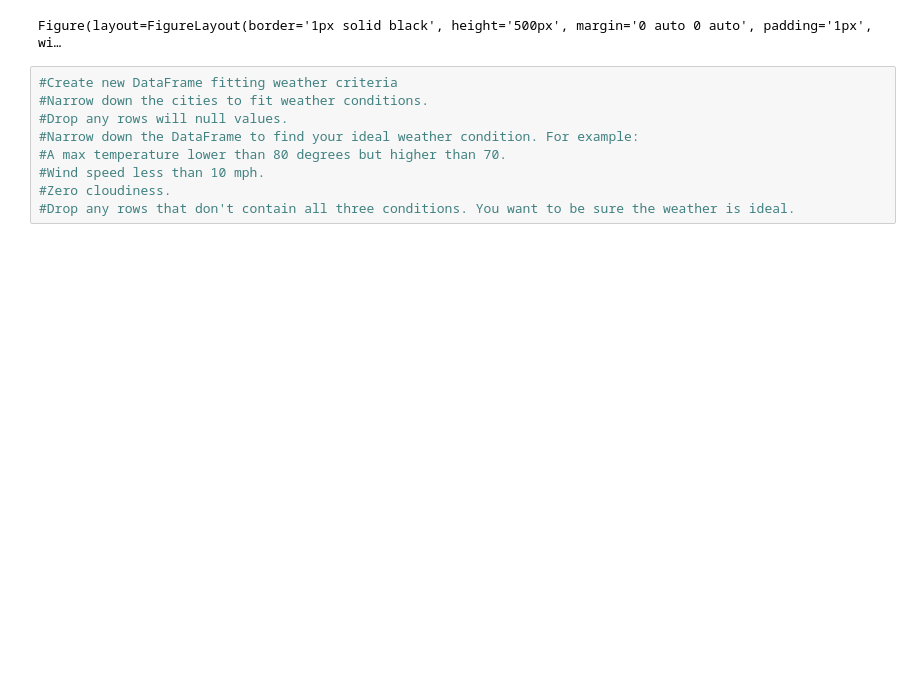
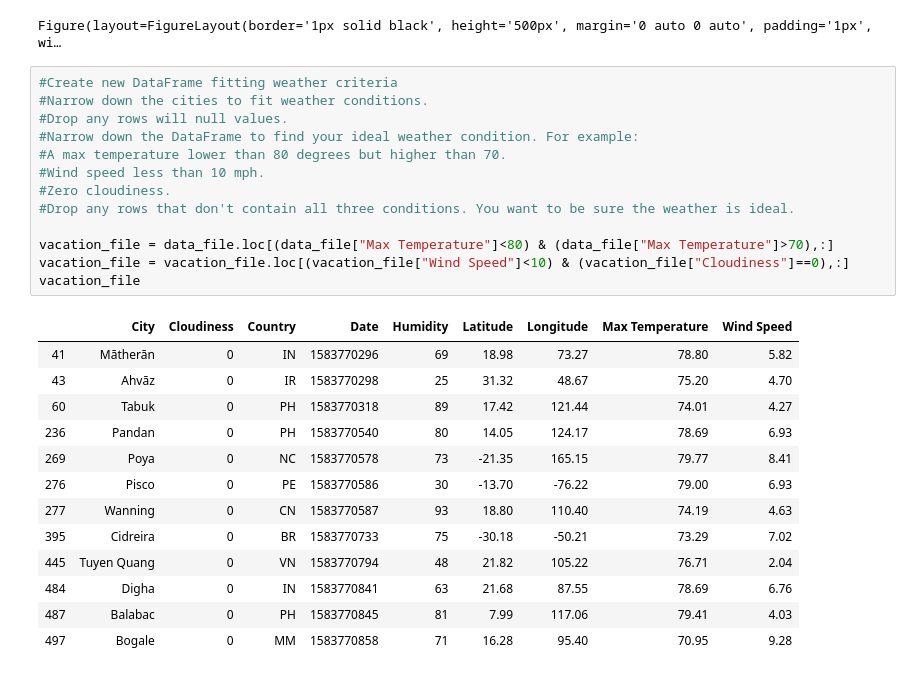
Before and after one commit to vijay-mygit/Python-API-Challenge, a Jupyter notebook: VacationPy/VacationPy.ipynb, the cells around one changed output. Drawn from its saved outputs; the diff is of its cells as text; blank space fills up the shorter version.

```diff
--- a/VacationPy/VacationPy.ipynb
+++ b/VacationPy/VacationPy.ipynb
@@ -55,9 +55,27 @@ Figure(layout=FigureLayout(border='1px solid black', height='500px', margin='0 a
 # %%
 #Create new DataFrame fitting weather criteria
 #Narrow down the cities to fit weather conditions.
 #Drop any rows will null values.
 #Narrow down the DataFrame to find your ideal weather condition. For example:
 #A max temperature lower than 80 degrees but higher than 70.
 #Wind speed less than 10 mph.
 #Zero cloudiness.
 #Drop any rows that don't contain all three conditions. You want to be sure the weather is ideal.
+
+vacation_file = data_file.loc[(data_file["Max Temperature"]<80) & (data_file["Max Temperature"]>70),:]
+vacation_file = vacation_file.loc[(vacation_file["Wind Speed"]<10) & (vacation_file["Cloudiness"]==0),:]
+vacation_file
+# %% [output]
+|  | City | Cloudiness | Country | Date | Humidity | Latitude | Longitude | Max Temperature | Wind Speed |
+| 41 | Mātherān | 0 | IN | 1583770296 | 69 | 18.98 | 73.27 | 78.80 | 5.82 |
+| 43 | Ahvāz | 0 | IR | 1583770298 | 25 | 31.32 | 48.67 | 75.20 | 4.70 |
+| 60 | Tabuk | 0 | PH | 1583770318 | 89 | 17.42 | 121.44 | 74.01 | 4.27 |
+| 236 | Pandan | 0 | PH | 1583770540 | 80 | 14.05 | 124.17 | 78.69 | 6.93 |
+| 269 | Poya | 0 | NC | 1583770578 | 73 | -21.35 | 165.15 | 79.77 | 8.41 |
+| 276 | Pisco | 0 | PE | 1583770586 | 30 | -13.70 | -76.22 | 79.00 | 6.93 |
+| 277 | Wanning | 0 | CN | 1583770587 | 93 | 18.80 | 110.40 | 74.19 | 4.63 |
+| 395 | Cidreira | 0 | BR | 1583770733 | 75 | -30.18 | -50.21 | 73.29 | 7.02 |
+| 445 | Tuyen Quang | 0 | VN | 1583770794 | 48 | 21.82 | 105.22 | 76.71 | 2.04 |
+| 484 | Digha | 0 | IN | 1583770841 | 63 | 21.68 | 87.55 | 78.69 | 6.76 |
+| 487 | Balabac | 0 | PH | 1583770845 | 81 | 7.99 | 117.06 | 79.41 | 4.03 |
+| 497 | Bogale | 0 | MM | 1583770858 | 71 | 16.28 | 95.40 | 70.95 | 9.28 |
```
Also changed, not shown: parts of 7 cells of this notebook, 2 other files.
